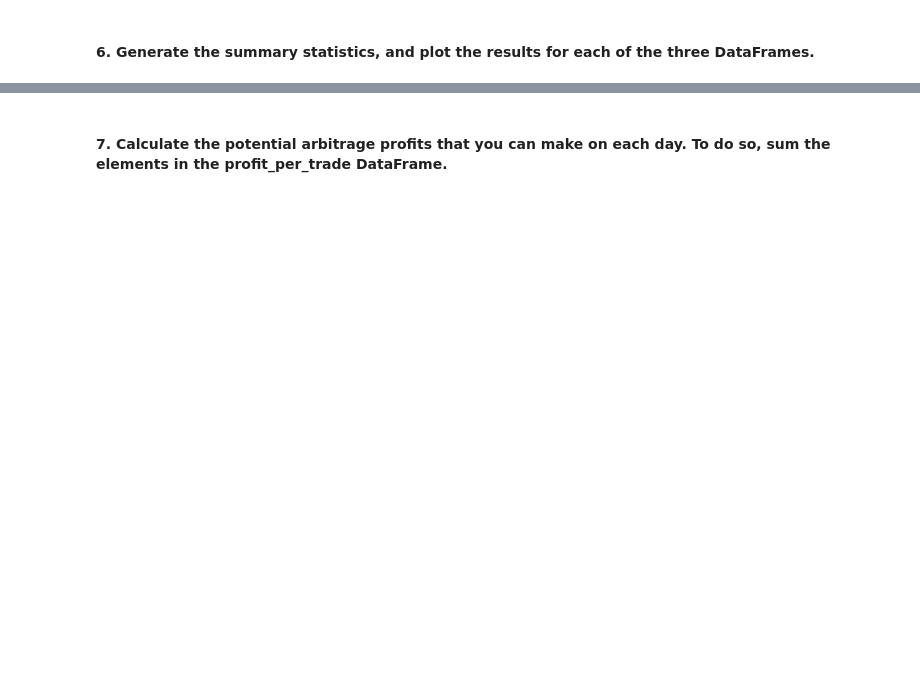
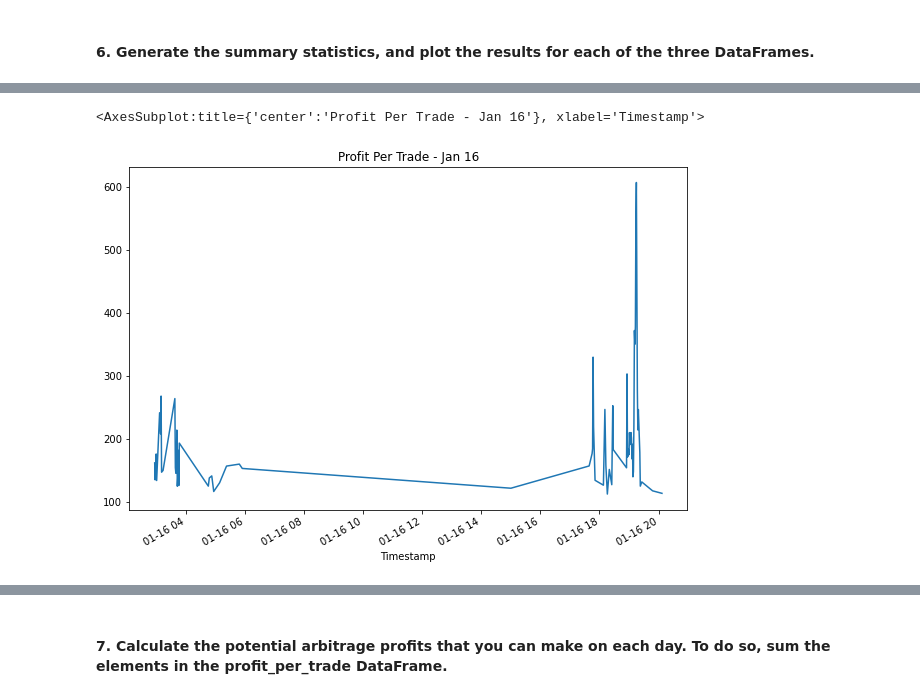
Before and after one commit to AnaIitico/bitcoin_arbitrage, a Jupyter notebook: crypto_arbitrage.ipynb, the cells around one changed output, grey strips where cells are left out. Cells and saved outputs as stored; diff of their text form; code cells hidden in the pictures; blank space fills up the shorter version.

```diff
--- a/crypto_arbitrage.ipynb
+++ b/crypto_arbitrage.ipynb
@@ -453,6 +453,7 @@ arbitrage_spread_march.plot(figsize=(10, 7), title="Arbitrage Spread - March 26"
 # %%
 # For the date early in the dataset, measure the arbitrage spread between the two exchanges
 # by subtracting the lower-priced exchange from the higher-priced one
-arbitrage_spread_early =
-
+arbitrage_spread_early=coinbase['Close'].loc['2018-01-16']-bitstamp['Close'].loc['2018-01-16']
+arbitrage_spread_early = arbitrage_spread_early[arbitrage_spread_early>0]
 # Use a conditional statement to generate the summary statistics for each arbitrage_spread DataFrame
+arbitrage_spread_early.describe()
@@ -461,7 +506,7 @@ arbitrage_spread_early =
 # %%
 # For the date early in the dataset, calculate the spread returns by dividing the instances when the arbitrage spread is positive (> 0)
 # by the price of Bitcoin from the exchange you are buying on (the lower-priced exchange).
-spread_return_early=
+spread_return_early=arbitrage_spread_early/bitstamp['Close'].loc['2018-01-16']
 
 # Review the spread return DataFrame
-#
+spread_return_early.head()
@@ -470,6 +553,7 @@ spread_return_early=
 # %%
 # For the date early in the dataset, determine the number of times your trades with positive returns
 # exceed the 1% minimum threshold (.01) that you need to cover your costs
-profitable_trades_early =
+profitable_trades_early=spread_return_early[spread_return_early>.01]
 
 # Review the first five profitable trades
+profitable_trades_early.head()
@@ -483,9 +636,10 @@ profitable_trades_early =
 # %%
 # For the date early in the dataset, calculate the potential profit per trade in dollars
 # Multiply the profitable trades by the cost of the Bitcoin that was purchased
-profit_early =
+profit_early=profitable_trades_early * bitstamp['Close'].loc['2018-01-16']
 
 # Drop any missing values from the profit DataFrame
-profit_per_trade_early =
+profit_per_trade_early=profit_early.dropna()
 
 # View the early profit DataFrame
+profit_per_trade_early
@@ -496,2 +729,6 @@ profit_per_trade_early =
 # %%
 # Plot the results for the early profit per trade DataFrame
+profit_per_trade_early.plot(figsize=(10, 7), title="Profit Per Trade - Jan 16")
+# %% [output]
+<AxesSubplot:title={'center':'Profit Per Trade - Jan 16'}, xlabel='Timestamp'>
+[figure, added]
```
Also changed, not shown: parts of 36 cells of this notebook.
